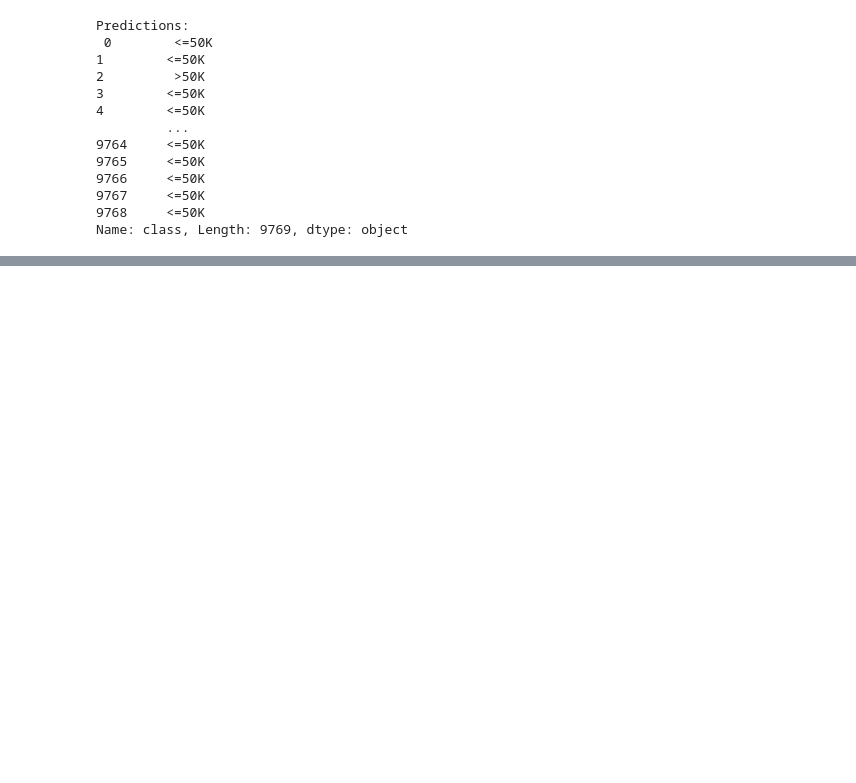
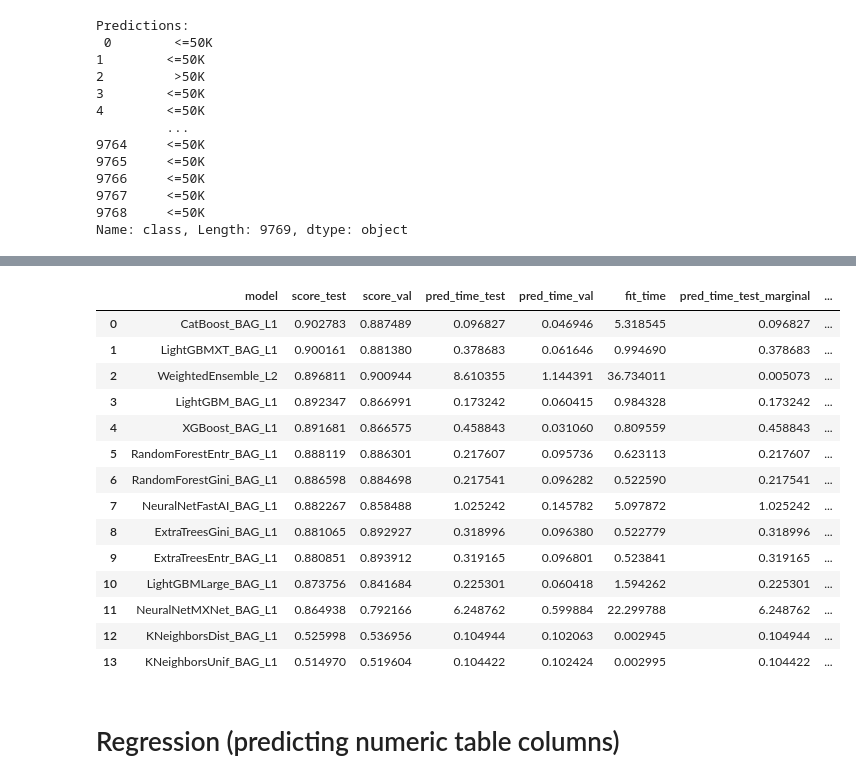
Before and after one commit to predora005/machine-learning-playground, a Jupyter notebook: 02.autogluon/01.quick_start/tabular_prediction.ipynb, the cells around one changed output, grey strips where cells are left out. Saved outputs shown, nothing was run; the diff lists cells and outputs as text; code cells hidden in the pictures; blank space fills up the shorter version.

```diff
--- a/02.autogluon/01.quick_start/tabular_prediction.ipynb
+++ b/02.autogluon/01.quick_start/tabular_prediction.ipynb
@@ -108,0 +112,4 @@ predictor.leaderboard(test_data, silent=True)
+# %%
+time_limit = 60  # for quick demonstration only, you should set this to longest time you are willing to wait (in seconds)
+metric = 'roc_auc'  # specify your evaluation metric here
+predictor = TabularPredictor(label, eval_metric=metric).fit(train_data, time_limit=time_limit, presets='best_quality')
@@ -108,0 +134,20 @@ predictor.leaderboard(test_data, silent=True)
+# %%
+predictor.leaderboard(test_data, silent=True)
+# %% [output]
+|  | model | score_test | score_val | pred_time_test | pred_time_val | fit_time | pred_time_test_marginal | ... |
+| 0 | CatBoost_BAG_L1 | 0.902783 | 0.887489 | 0.096827 | 0.046946 | 5.318545 | 0.096827 | ... |
+| 1 | LightGBMXT_BAG_L1 | 0.900161 | 0.881380 | 0.378683 | 0.061646 | 0.994690 | 0.378683 | ... |
+| 2 | WeightedEnsemble_L2 | 0.896811 | 0.900944 | 8.610355 | 1.144391 | 36.734011 | 0.005073 | ... |
+| 3 | LightGBM_BAG_L1 | 0.892347 | 0.866991 | 0.173242 | 0.060415 | 0.984328 | 0.173242 | ... |
+| 4 | XGBoost_BAG_L1 | 0.891681 | 0.866575 | 0.458843 | 0.031060 | 0.809559 | 0.458843 | ... |
+| 5 | RandomForestEntr_BAG_L1 | 0.888119 | 0.886301 | 0.217607 | 0.095736 | 0.623113 | 0.217607 | ... |
+| 6 | RandomForestGini_BAG_L1 | 0.886598 | 0.884698 | 0.217541 | 0.096282 | 0.522590 | 0.217541 | ... |
+| 7 | NeuralNetFastAI_BAG_L1 | 0.882267 | 0.858488 | 1.025242 | 0.145782 | 5.097872 | 1.025242 | ... |
+| 8 | ExtraTreesGini_BAG_L1 | 0.881065 | 0.892927 | 0.318996 | 0.096380 | 0.522779 | 0.318996 | ... |
+| 9 | ExtraTreesEntr_BAG_L1 | 0.880851 | 0.893912 | 0.319165 | 0.096801 | 0.523841 | 0.319165 | ... |
+| 10 | LightGBMLarge_BAG_L1 | 0.873756 | 0.841684 | 0.225301 | 0.060418 | 1.594262 | 0.225301 | ... |
+| 11 | NeuralNetMXNet_BAG_L1 | 0.864938 | 0.792166 | 6.248762 | 0.599884 | 22.299788 | 6.248762 | ... |
+| 12 | KNeighborsDist_BAG_L1 | 0.525998 | 0.536956 | 0.104944 | 0.102063 | 0.002945 | 0.104944 | ... |
+| 13 | KNeighborsUnif_BAG_L1 | 0.514970 | 0.519604 | 0.104422 | 0.102424 | 0.002995 | 0.104422 | ... |
+# %% [markdown]
+# Regression (predicting numeric table columns)
```
Also changed, not shown: parts of 7 cells of this notebook, 1 other file.
